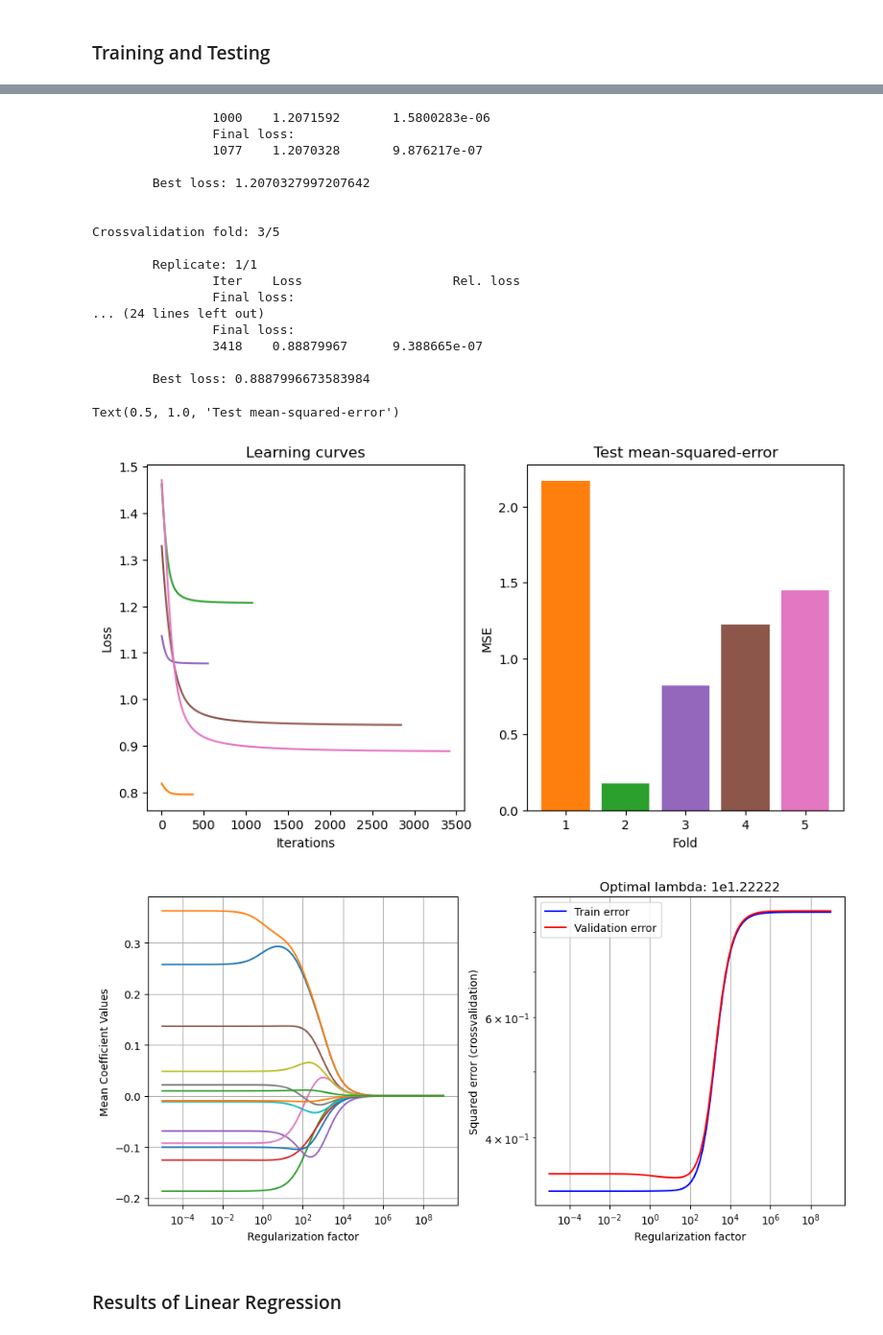
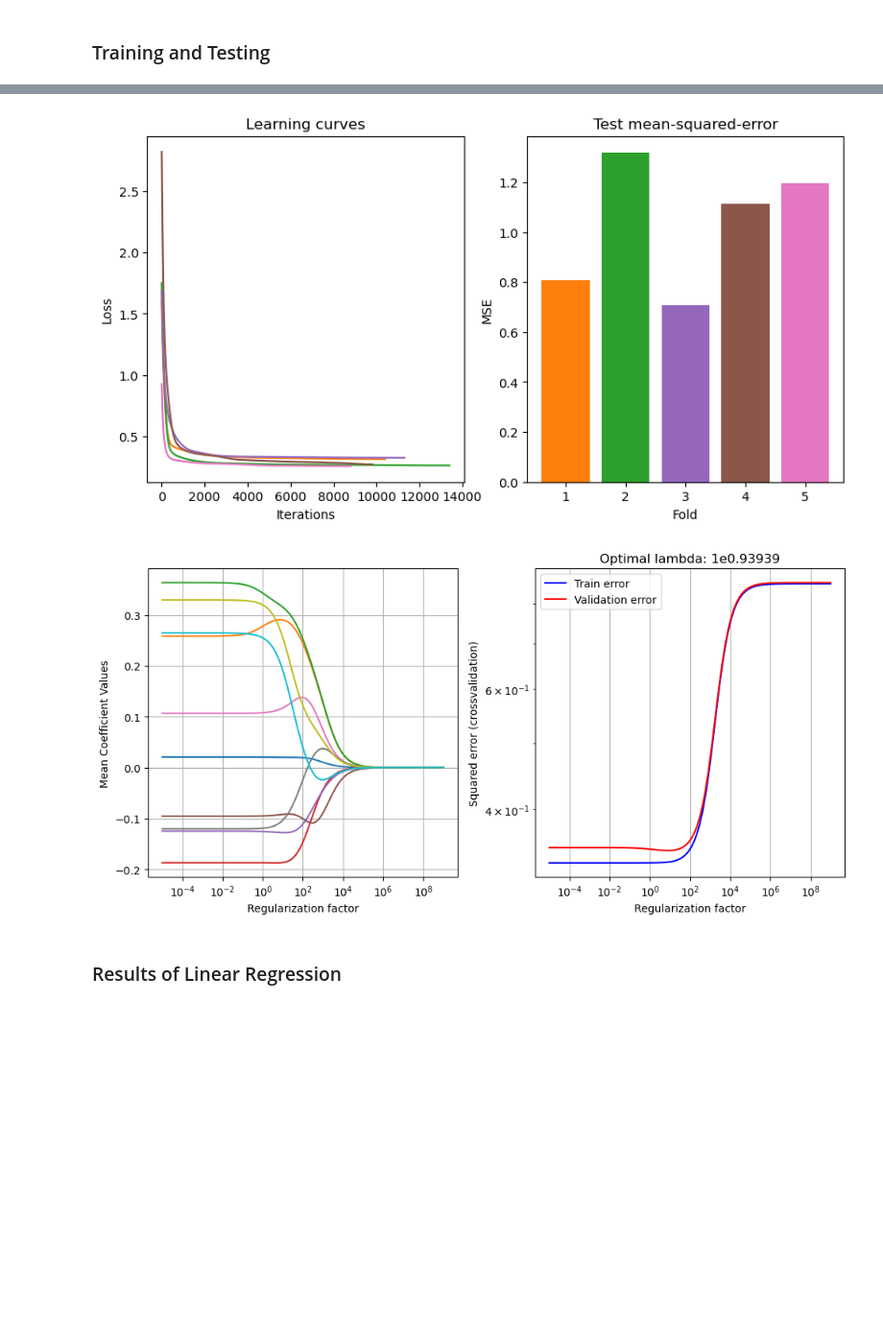
Before and after one commit to yufanana/MachineLearning02450, a Jupyter notebook: Scripts/project2_regression_main.ipynb, the cells around one changed output, grey strips where cells are left out. Shown at 96% size. Drawn from its saved outputs; the diff is of its cells as text; code cells hidden in the pictures; blank space fills up the shorter version.

```diff
--- a/Scripts/project2_regression_main.ipynb
+++ b/Scripts/project2_regression_main.ipynb
@@ -17,6 +17,7 @@ for attribute in ['instant','dteday','yr','mnth','holiday','weekday','casual','r
     df = df.drop(attribute, axis=1)
 
 # One hot encoding
-ohe_df = pd.get_dummies(df, columns = ['season','weathersit','workingday'])
+ohe_df = pd.get_dummies(df, columns = ['season','weathersit'])
+ohe_df = ohe_df.drop(['season_4','weathersit_3'], axis=1)    # season_4, weathersit_3 are chosen as reference variables
 display(ohe_df)
 # %% [output]
@@ -132,14 +121,14 @@ lambdas = np.power(10.,np.linspace(-5,9,100))
 # Define the ANN model structure
 n_hidden_units = 3
 n_replicates = 1        # number of networks trained in each k-fold
-max_iter = 10000
+max_iter = 15000
 
 model = lambda: torch.nn.Sequential(
                     torch.nn.Linear(M, n_hidden_units), #M features to H hiden units
                     # 1st transfer function, either Tanh or ReLU:
                     torch.nn.Tanh(),                            #torch.nn.ReLU(),
-                    torch.nn.Linear(n_hidden_units, 1), # H hidden units to 1 output neuron
-                    torch.nn.Sigmoid() # final tranfer function
+                    torch.nn.Linear(n_hidden_units, 1) # H hidden units to 1 output neuron
+#                     torch.nn.Sigmoid() # final tranfer function
                     )
 loss_fn = torch.nn.MSELoss()
 print('Training model of type:\n\n{}\n'.format(str(model())))
@@ -185,7 +174,6 @@ color_list = ['tab:orange', 'tab:green', 'tab:purple', 'tab:brown', 'tab:pink',
 
 for k, (train_index, test_index) in enumerate(CV.split(X,y)):
     print('\nCrossvalidation fold: {0}/{1}'.format(k+1,K))
-    internal_cross_validation = 5
 
     ############################### Lingear Regression ###############################
     # Extract training and test set for current CV fold
@@ -218,10 +206,11 @@ for k, (train_index, test_index) in enumerate(CV.split(X,y)):
 
     # Compute mean squared error with regularization with optimal lambda
     Error_train_rlr[k] = np.square(y_train-X_train @ w_rlr[:,k]).sum(axis=0)/y_train.shape[0]
-    Error_test_rlr[k] = np.square(y_test-X_test @ w_rlr[:,k]).sum(axis=0)/y_test.shape[0]
+    y_est_rlr = X_test @ w_rlr[:,k]
+    Error_test_rlr[k] = np.square(y_test-y_est_rlr).sum(axis=0)/y_test.shape[0]
 
     # Estimate weights for unregularized linear regression, on entire training set
-#     w_noreg[:,k] = np.linalg.solve(XtX,Xty).squeeze()
+    w_noreg[:,k] = np.linalg.solve(XtX,Xty).squeeze()
 
     # Compute mean squared error without regularization
     Error_train[k] = np.square(y_train-X_train @ w_noreg[:,k]).sum(axis=0)/y_train.shape[0]
@@ -230,9 +219,9 @@ for k, (train_index, test_index) in enumerate(CV.split(X,y)):
     ##################################### ANN #####################################
     # Extract test and train tensor sets to train ANN
     X_train = torch.Tensor(X[train_index,:])
-    y_train = torch.Tensor(y[train_index])
+    y_train = torch.Tensor(y[train_index]).reshape(-1,1)
     X_test = torch.Tensor(X[test_index,:])
-    y_test = torch.Tensor(y[test_index])
+    y_test = torch.Tensor(y[test_index]).reshape(-1,1)
 
     # Train the net
     net, final_loss, learning_curve = train_neural_net(model,
@@ -246,7 +235,7 @@ for k, (train_index, test_index) in enumerate(CV.split(X,y)):
     # Determine estimated values for test set
     y_test_est = net(X_test)
     # Determine errors
-    se = (y_test_est.squeeze().float()-y_test.float())**2         # squared error
+    se = (y_test_est.squeeze().float()-y_test.squeeze().float())**2         # squared error
     mse = (sum(se).type(torch.float)/len(y_test)).data.numpy()    # mean squared error
     Error_test_ANN[k] = mse                      # store error rate for current CV fold
 
@@ -254,11 +243,10 @@ for k, (train_index, test_index) in enumerate(CV.split(X,y)):
     h, = summaries_axes[0].plot(learning_curve, color=color_list[k])
     h.set_label('CV fold {0}'.format(k+1))
     summaries_axes[0].set_xlabel('Iterations')
-#     summaries_axes[0].set_xlim((0, max_iter))
     summaries_axes[0].set_ylabel('Loss')
     summaries_axes[0].set_title('Learning curves')
 
-#     # Display the results for the last cross-validation fold
+   # Display the results for the last cross-validation fold
     if k == K-1:
         reg_fig, reg_axes = plt.subplots(1, 2, figsize=(10,5),num=1)
         reg_axes[0].semilogx(lambdas,mean_w_vs_lambda.T[:,1:],'-') # Don't plot the bias term
@@ -298,23 +290,5 @@ Crossvalidation fold: 2/5
-                1000    1.2071592       1.5800283e-06
-                Final loss:
-                1077    1.2070328       9.876217e-07
-
-        Best loss: 1.2070327997207642
-
-
-Crossvalidation fold: 3/5
-
-        Replicate: 1/1
-                Iter    Loss                    Rel. loss
-                Final loss:
-... (24 lines left out)
-                Final loss:
-                3418    0.88879967      9.388665e-07
-
-        Best loss: 0.8887996673583984
-Text(0.5, 1.0, 'Test mean-squared-error')
-[figure, old version]
+[figure, new version]
-[figure, old version]
+[figure, new version]
 # %% [markdown]
 ### Results of Linear Regression
 # %%
```
Also changed, not shown: parts of 19 cells of this notebook.
